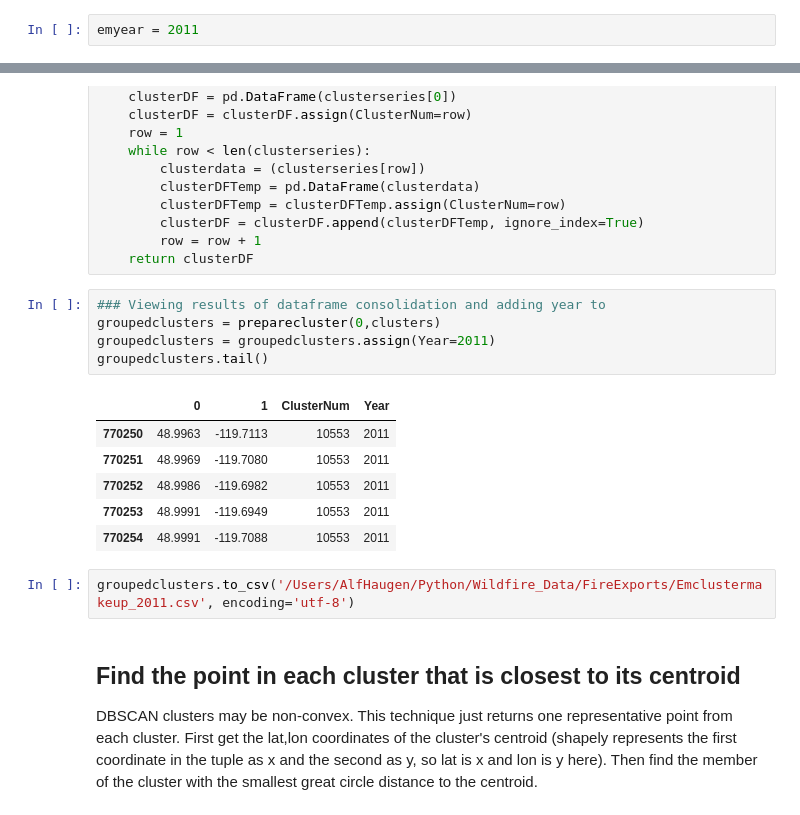
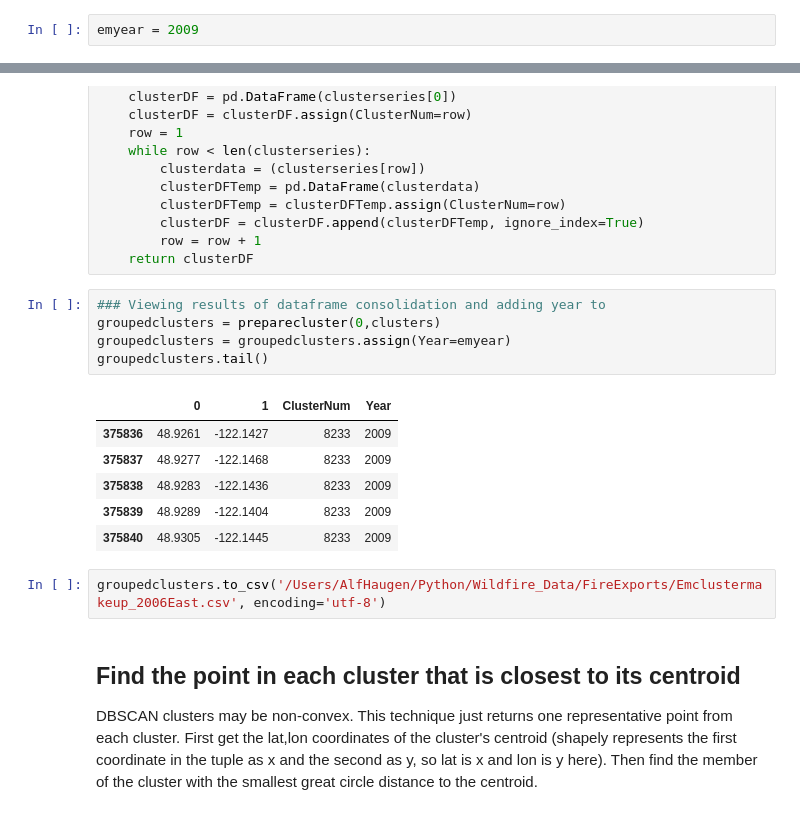
Before and after one commit to NahidGithub/Predicting-Wildfires, a Jupyter notebook: experimental code/ClusteringGeo.ipynb, the cells around one changed output, grey strips where cells are left out. Cells and saved outputs as stored; diff of their text form.

```diff
--- a/experimental code/ClusteringGeo.ipynb
+++ b/experimental code/ClusteringGeo.ipynb
@@ -49,7 +49,7 @@ emyear20xx.head()
 # %% [markdown]
 ## Set Year for DataSet and pair down data
 # %%
-emyear = 2011
+emyear = 2009
 # %%
 ### Variable to capture a single year of data for clustering.
 ### Example - emyear20xx = emyear20xx[(emyear20xx.year == 2005) & (emdata.doy > 181) & (emdata.doy < 213)]
@@ -163,17 +178,17 @@ def preparecluster(row, clusterseries):
 # %%
 ### Viewing results of dataframe consolidation and adding year to
 groupedclusters = preparecluster(0,clusters)
-groupedclusters = groupedclusters.assign(Year=2011)
+groupedclusters = groupedclusters.assign(Year=emyear)
 groupedclusters.tail()
 # %% [output]
 |  | 0 | 1 | ClusterNum | Year |
-| 770250 | 48.9963 | -119.7113 | 10553 | 2011 |
-| 770251 | 48.9969 | -119.7080 | 10553 | 2011 |
-| 770252 | 48.9986 | -119.6982 | 10553 | 2011 |
-| 770253 | 48.9991 | -119.6949 | 10553 | 2011 |
-| 770254 | 48.9991 | -119.7088 | 10553 | 2011 |
+| 375836 | 48.9261 | -122.1427 | 8233 | 2009 |
+| 375837 | 48.9277 | -122.1468 | 8233 | 2009 |
+| 375838 | 48.9283 | -122.1436 | 8233 | 2009 |
+| 375839 | 48.9289 | -122.1404 | 8233 | 2009 |
+| 375840 | 48.9305 | -122.1445 | 8233 | 2009 |
 # %%
-groupedclusters.to_csv('/Users/AlfHaugen/Python/Wildfire_Data/FireExports/Emclustermakeup_2011.csv', encoding='utf-8')
+groupedclusters.to_csv('/Users/AlfHaugen/Python/Wildfire_Data/FireExports/Emclustermakeup_2006East.csv', encoding='utf-8')
 # %% [markdown]
 ## Find the point in each cluster that is closest to its centroid
 
```
Also changed, not shown: parts of 11 cells of this notebook.
